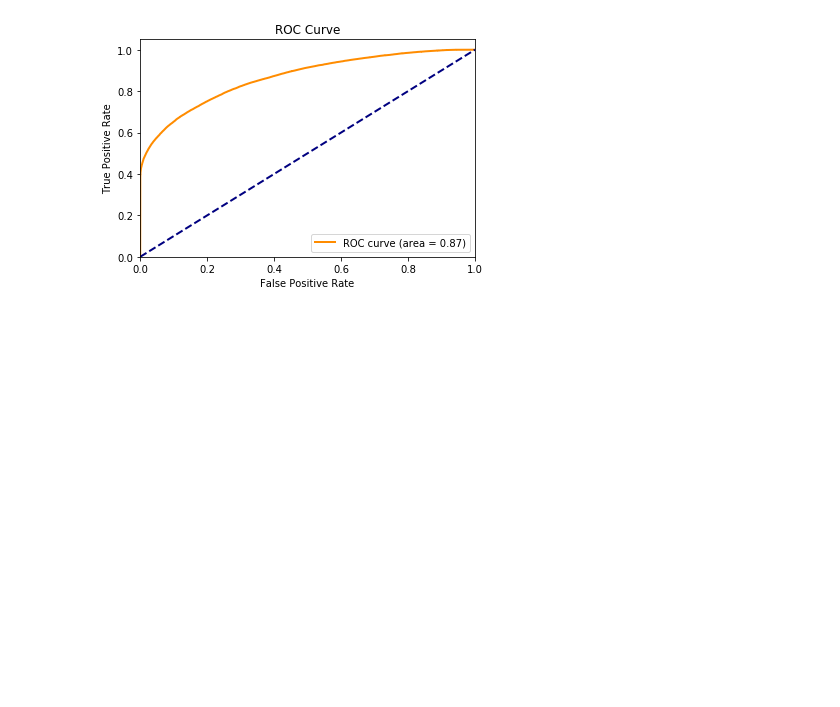
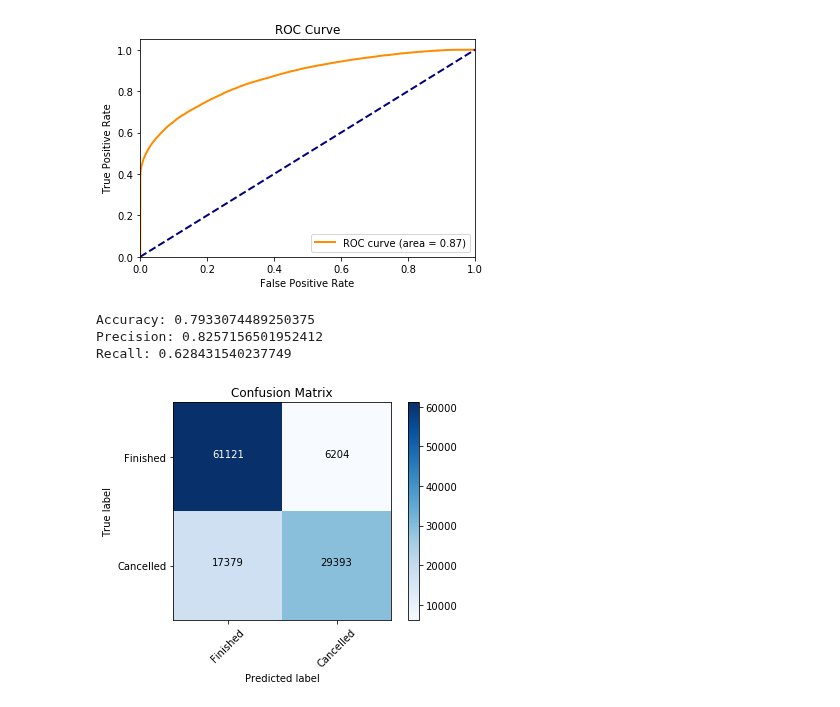
Before and after one commit to mengeling/silvercar-cancellation-predictor, a Jupyter notebook: EDA/modeling.ipynb, the cells around one changed output. Drawn from its saved outputs; the diff is of its cells as text; code cells hidden in the pictures; blank space fills up the shorter version.

```diff
--- a/EDA/modeling.ipynb
+++ b/EDA/modeling.ipynb
@@ -450,3 +453,19 @@ auc = roc_auc_score(y_test, probabilities)
 plot_roc_curve(fpr, tpr, thresholds, auc)
 # %% [output]
 [figure]
+# %%
+clf = XGBClassifier(n_estimators=10000, max_depth=4, learning_rate=0.06, n_jobs=-1)
+clf.fit(X_train, y_train)
+predictions = clf.predict(X_test)
+print("Accuracy: {}".format(clf.score(X_test, y_test)))
+print("Precision: {}".format(precision_score(y_test, predictions)))
+print("Recall: {}".format(recall_score(y_test, predictions)))
+# %% [output]
+Accuracy: 0.7933074489250375
+Precision: 0.8257156501952412
+Recall: 0.628431540237749
+# %%
+cm = confusion_matrix(y_test, predictions)
+plot_confusion_matrix(cm)
+# %% [output]
+[figure, added]
```
Also changed, not shown: parts of 11 cells of this notebook, 5 other files.
